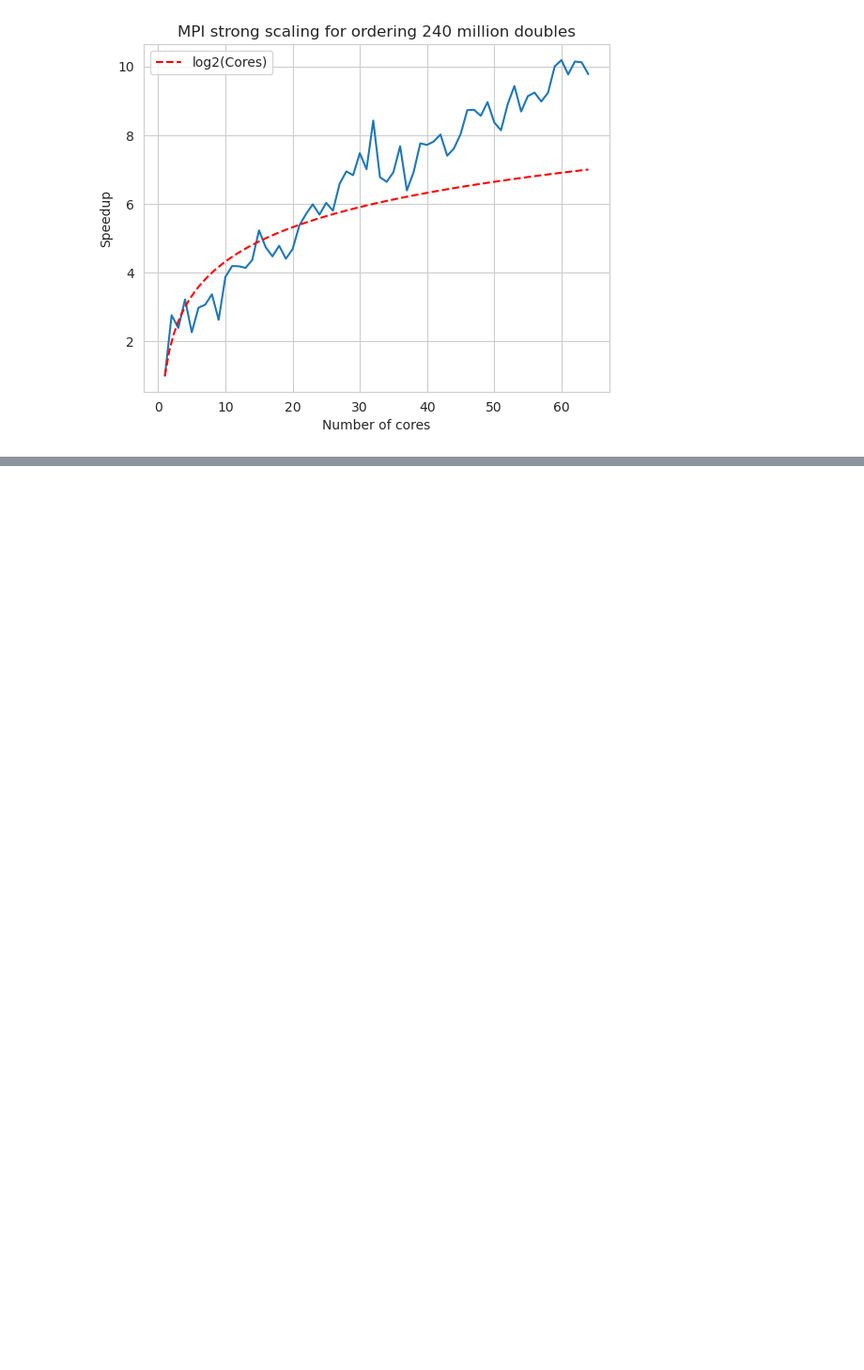
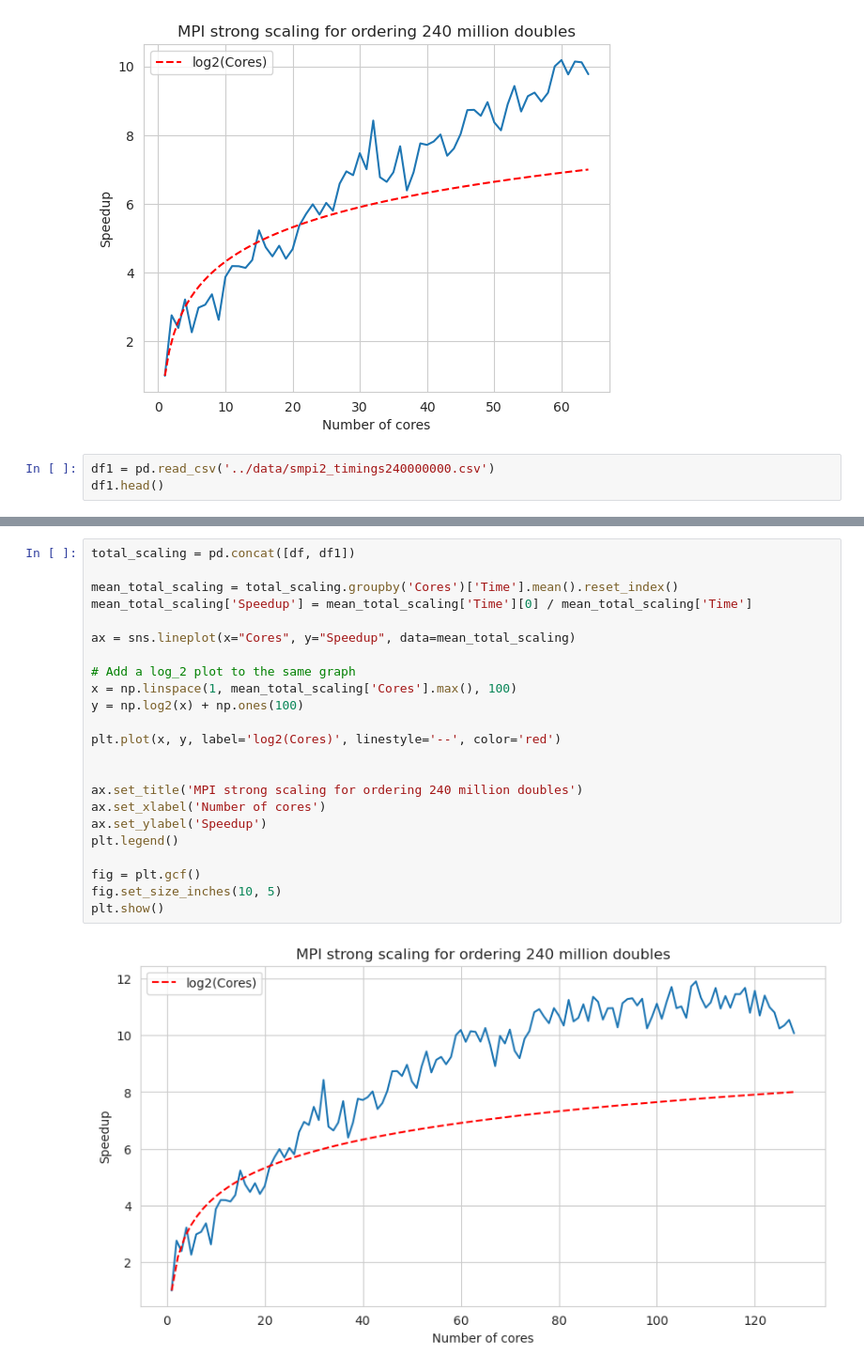
Before and after one commit to ValentinisAlessio/HPC_final_project, a Jupyter notebook: exercise2/plots/smpi.ipynb, the cells around one changed output, grey strips where cells are left out. Shown at 94% size. Cells and saved outputs as stored; diff of their text form; blank space fills up the shorter version.

```diff
--- a/exercise2/plots/smpi.ipynb
+++ b/exercise2/plots/smpi.ipynb
@@ -69,3 +69,6 @@ plt.legend()
 plt.show()
 # %% [output]
 [figure]
+# %%
+df1 = pd.read_csv('../data/smpi2_timings240000000.csv')
+df1.head()
@@ -71,0 +82,25 @@ plt.show()
+# %%
+total_scaling = pd.concat([df, df1])
+
+mean_total_scaling = total_scaling.groupby('Cores')['Time'].mean().reset_index()
+mean_total_scaling['Speedup'] = mean_total_scaling['Time'][0] / mean_total_scaling['Time']
+
+ax = sns.lineplot(x="Cores", y="Speedup", data=mean_total_scaling)
+
+# Add a log_2 plot to the same graph
+x = np.linspace(1, mean_total_scaling['Cores'].max(), 100)
+y = np.log2(x) + np.ones(100)
+
+plt.plot(x, y, label='log2(Cores)', linestyle='--', color='red')
+
+
+ax.set_title('MPI strong scaling for ordering 240 million doubles')
+ax.set_xlabel('Number of cores')
+ax.set_ylabel('Speedup')
+plt.legend()
+
+fig = plt.gcf()
+fig.set_size_inches(10, 5)
+plt.show()
+# %% [output]
+[figure, added]
```
Also changed, not shown: parts of 1 cell of this notebook, 7 other files.
